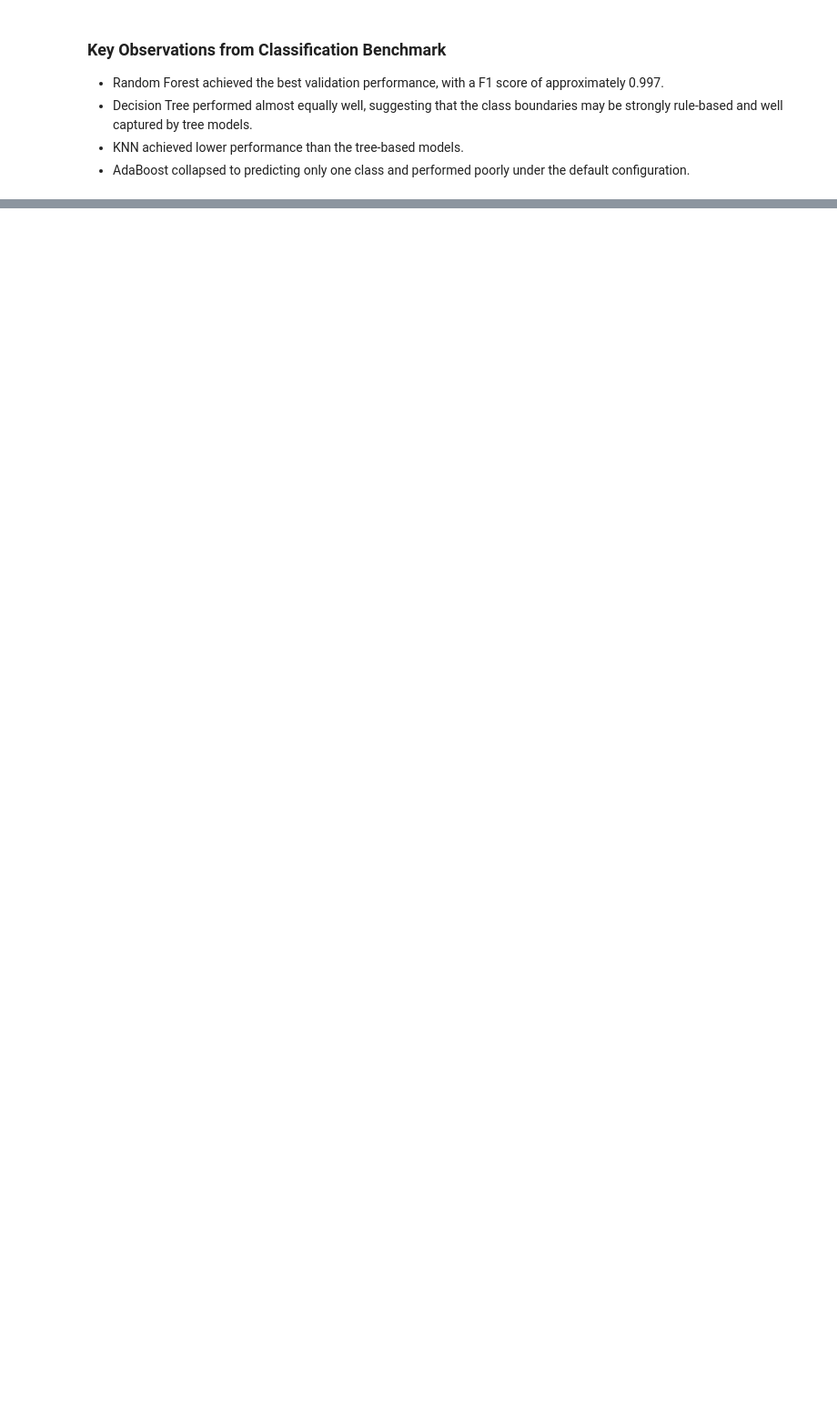
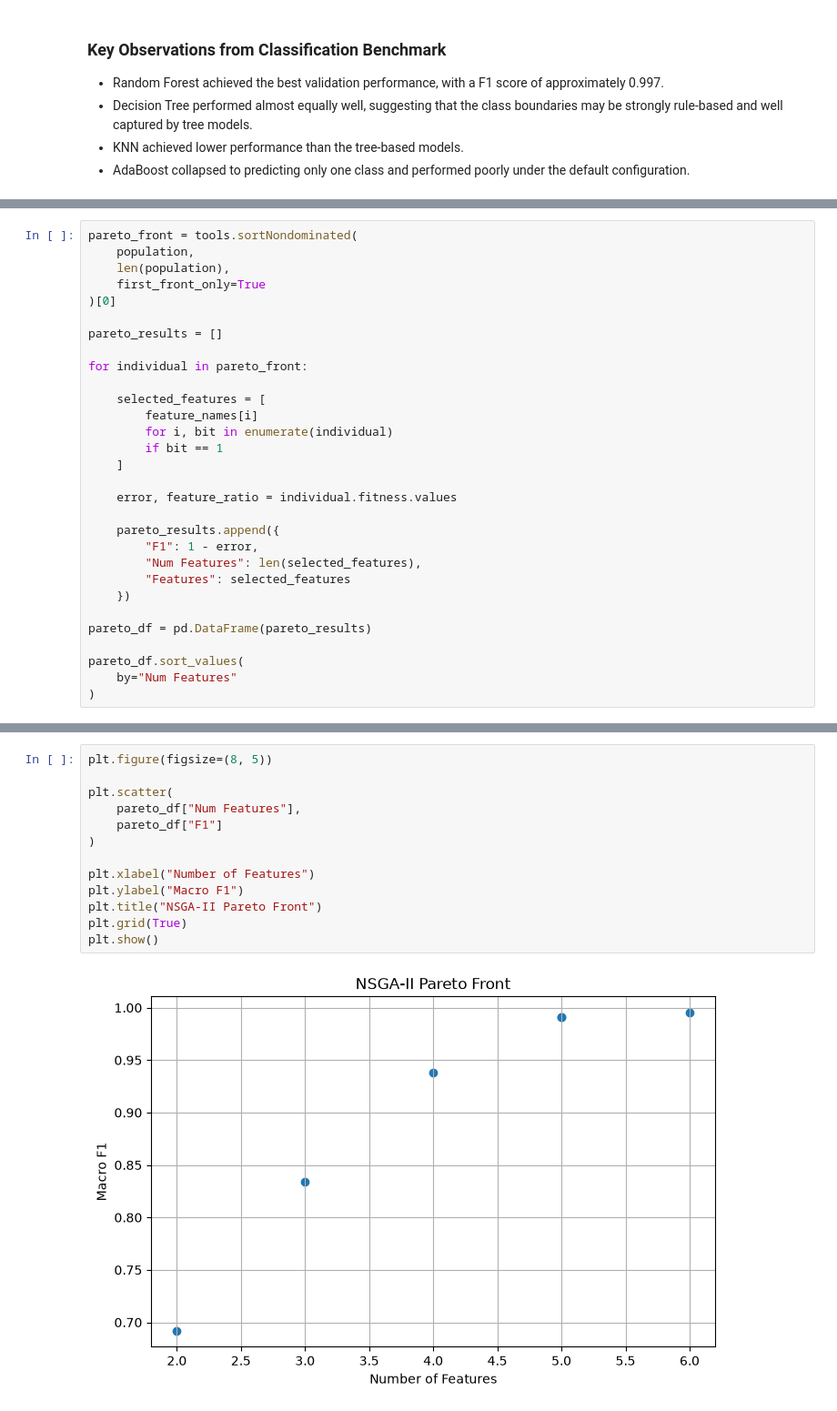
Before and after one commit to elodie-wu/ai-aquaculture-research-demos, a Jupyter notebook: 01-environmental-risk-and-anomaly-detection/notebooks/aquaculture-analysis.ipynb, the cells around one changed output, grey strips where cells are left out. Shown at 91% size. Saved outputs shown, nothing was run; the diff lists cells and outputs as text; blank space fills up the shorter version.

```diff
--- a/01-environmental-risk-and-anomaly-detection/notebooks/aquaculture-analysis.ipynb
+++ b/01-environmental-risk-and-anomaly-detection/notebooks/aquaculture-analysis.ipynb
@@ -335,0 +1044,30 @@ plt.show()
+# %%
+pareto_front = tools.sortNondominated(
+    population,
+    len(population),
+    first_front_only=True
+)[0]
+
+pareto_results = []
+
+for individual in pareto_front:
+
+    selected_features = [
+        feature_names[i]
+        for i, bit in enumerate(individual)
+        if bit == 1
+    ]
+
+    error, feature_ratio = individual.fitness.values
+
+    pareto_results.append({
+        "F1": 1 - error,
+        "Num Features": len(selected_features),
+        "Features": selected_features
+    })
+
+pareto_df = pd.DataFrame(pareto_results)
+
+pareto_df.sort_values(
+    by="Num Features"
+)
@@ -335,0 +1082,15 @@ plt.show()
+# %%
+plt.figure(figsize=(8, 5))
+
+plt.scatter(
+    pareto_df["Num Features"],
+    pareto_df["F1"]
+)
+
+plt.xlabel("Number of Features")
+plt.ylabel("Macro F1")
+plt.title("NSGA-II Pareto Front")
+plt.grid(True)
+plt.show()
+# %% [output]
+[figure, added]
```
Also changed, not shown: parts of 50 cells of this notebook.
